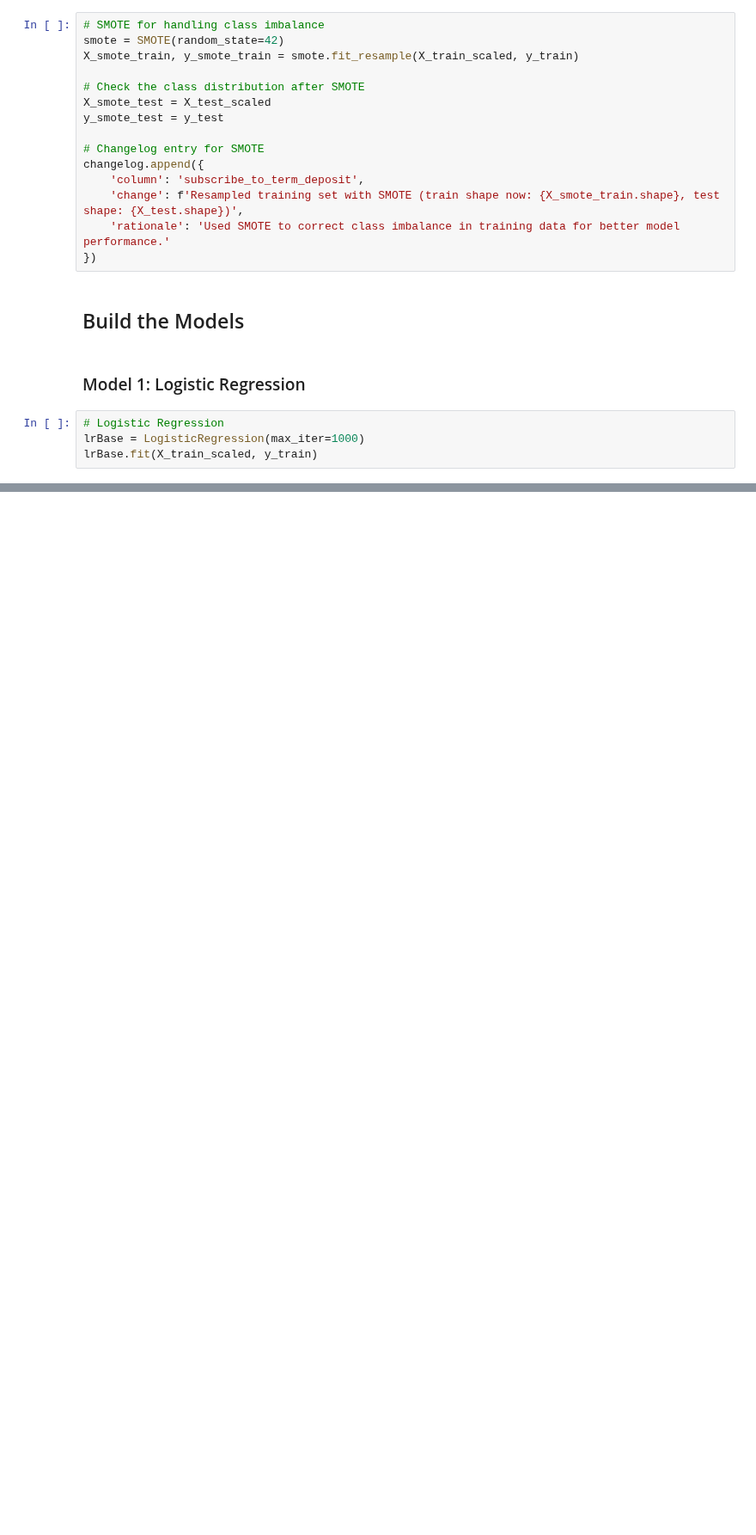
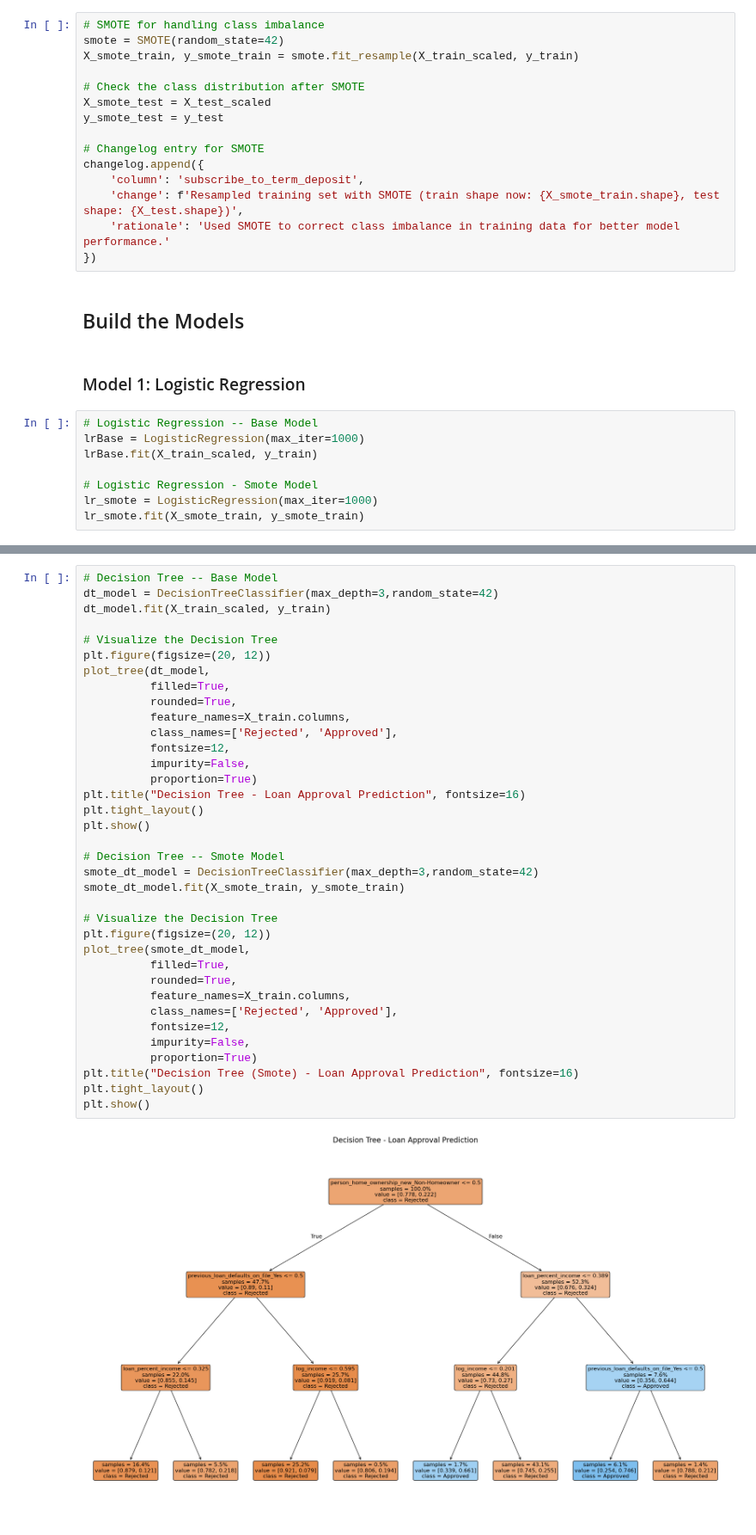
Before and after one commit to jb705249/SJU_DSS_740_Final_Project, a Jupyter notebook: Scr/all_models.ipynb, the cells around one changed output, grey strips where cells are left out. Shown at 86% size. Drawn from its saved outputs; the diff is of its cells as text; blank space fills up the shorter version.

Commit message:
Updating the file with all the models

```diff
--- a/Scr/all_models.ipynb
+++ b/Scr/all_models.ipynb
@@ -139,6 +167,10 @@ changelog.append({
 # %% [markdown]
 <h3> Model 1: Logistic Regression </h3>
 # %%
-# Logistic Regression
+# Logistic Regression -- Base Model
 lrBase = LogisticRegression(max_iter=1000)
 lrBase.fit(X_train_scaled, y_train)
+
+# Logistic Regression - Smote Model
+lr_smote = LogisticRegression(max_iter=1000)
+lr_smote.fit(X_smote_train, y_smote_train)
@@ -144,0 +181,38 @@ lrBase.fit(X_train_scaled, y_train)
+# %%
+# Decision Tree -- Base Model
+dt_model = DecisionTreeClassifier(max_depth=3,random_state=42)
+dt_model.fit(X_train_scaled, y_train)
+
+# Visualize the Decision Tree
+plt.figure(figsize=(20, 12))
+plot_tree(dt_model,
+          filled=True,
+          rounded=True,
+          feature_names=X_train.columns,
+          class_names=['Rejected', 'Approved'],
+          fontsize=12,
+          impurity=False,
+          proportion=True)
+plt.title("Decision Tree - Loan Approval Prediction", fontsize=16)
+plt.tight_layout()
+plt.show()
+
+# Decision Tree -- Smote Model
+smote_dt_model = DecisionTreeClassifier(max_depth=3,random_state=42)
+smote_dt_model.fit(X_smote_train, y_smote_train)
+
+# Visualize the Decision Tree
+plt.figure(figsize=(20, 12))
+plot_tree(smote_dt_model,
+          filled=True,
+          rounded=True,
+          feature_names=X_train.columns,
+          class_names=['Rejected', 'Approved'],
+          fontsize=12,
+          impurity=False,
+          proportion=True)
+plt.title("Decision Tree (Smote) - Loan Approval Prediction", fontsize=16)
+plt.tight_layout()
+plt.show()
+# %% [output]
+[figure, added]
```
Also changed, not shown: parts of 11 cells of this notebook, 1 other file.
